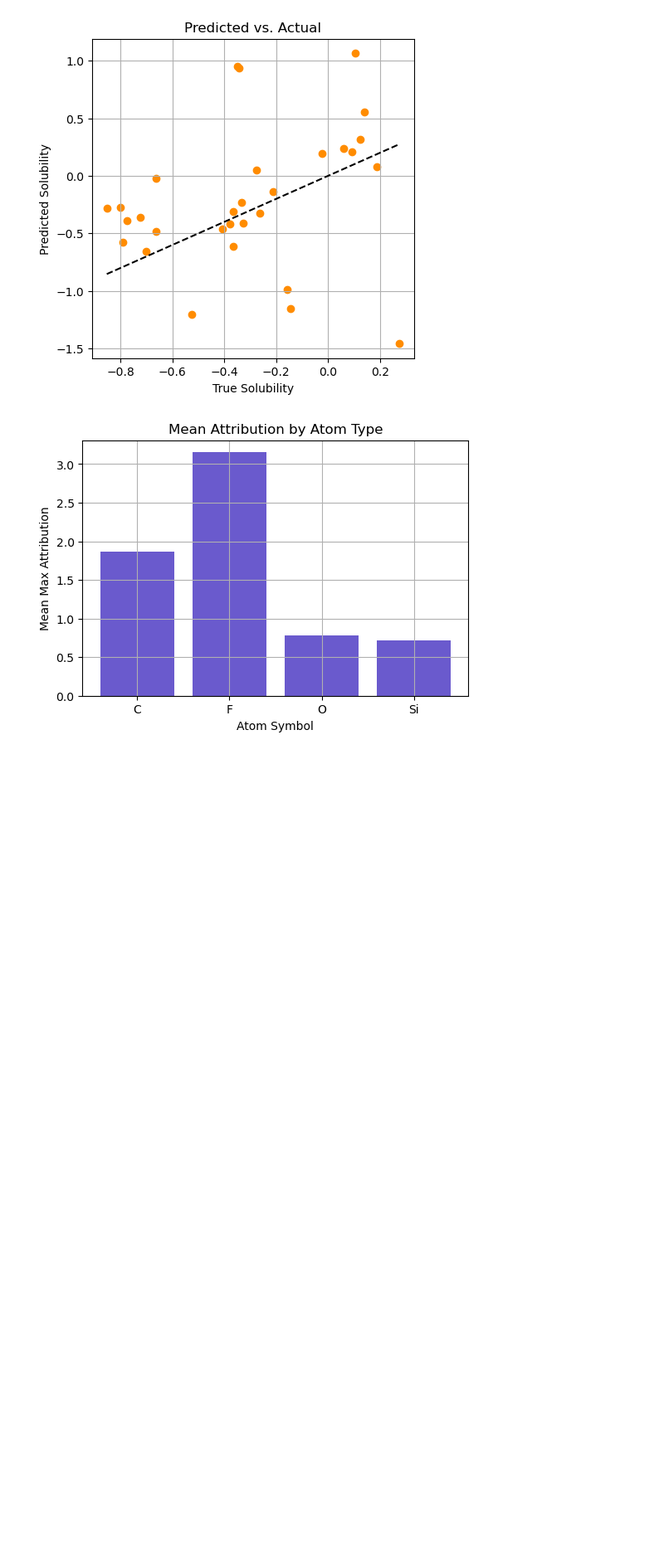
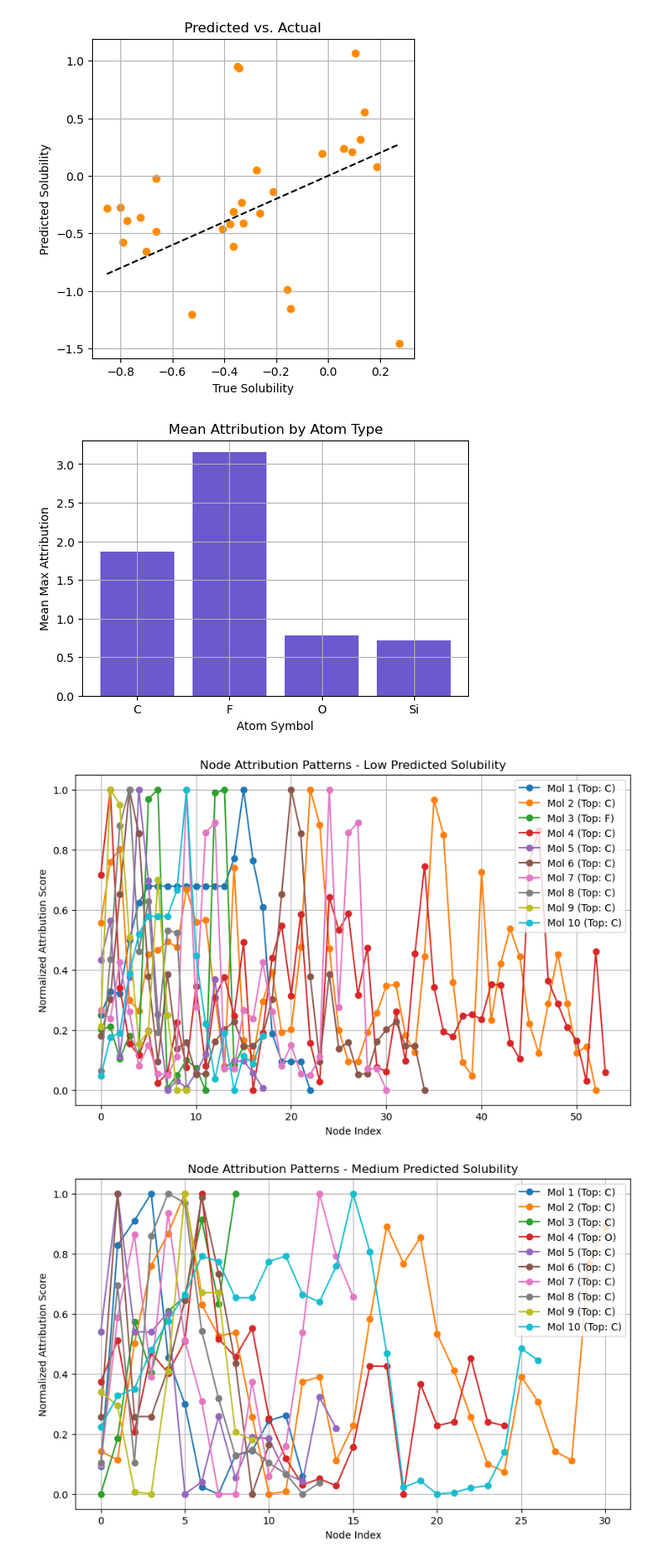
Before and after one commit to RaiyannJ/BioSolveAI, a Jupyter notebook: run_interpret.ipynb, the cells around one changed output. Shown at 83% size. Drawn from its saved outputs; the diff is of its cells as text; code cells hidden in the pictures; blank space fills up the shorter version.

Commit message:
added node level explanation comparison #18

```diff
--- a/run_interpret.ipynb
+++ b/run_interpret.ipynb
@@ -96,3 +96,46 @@ plot_prediction_vs_target(summary)
 plot_mean_attribution_by_element(summary)
 # %% [output]
 [figure]
+# %%
+import numpy as np
+import matplotlib.pyplot as plt
+
+# --- Node-level Explanation Comparison ---
+# three bins: low, medium, high
+
+#tuple: (pred, target, top_atom, scores))
+preds = np.array([s[0] for s in summary])
+
+# Define bins using percentiles
+low_thresh = np.percentile(preds, 33) # 33 & 66 are thresholds
+high_thresh = np.percentile(preds, 66)
+
+# Group the summary entries into bins
+low_group = [s for s in summary if s[0] <= low_thresh]
+med_group = [s for s in summary if low_thresh < s[0] <= high_thresh]
+high_group = [s for s in summary if s[0] > high_thresh]
+
+# plot normalized node attributions for each molecule in a group
+def plot_group_attributions(group, group_name):
+    plt.figure(figsize=(10, 6))
+    for idx, (pred, target, top_atom, scores) in enumerate(group):
+        # Normalize scores to [0, 1]
+        if scores.max() > scores.min():
+            scores_norm = (scores - scores.min()) / (scores.max() - scores.min())
+        else:
+            scores_norm = scores
+        plt.plot(scores_norm, marker='o', linestyle='-', label=f'Mol {idx+1} (Top: {top_atom})')
+    plt.title(f'Node Attribution Patterns - {group_name} Predicted Solubility')
+    plt.xlabel('Node Index')
+    plt.ylabel('Normalized Attribution Score')
+    plt.legend()
+    plt.grid(True)
+    plt.show()
+
+# Plot
+plot_group_attributions(low_group, 'Low')
+plot_group_attributions(med_group, 'Medium')
+plot_group_attributions(high_group, 'High')
+# %% [output]
+[figure, added]
+[figure, added]
```
Also changed, not shown: parts of 1 cell of this notebook.
